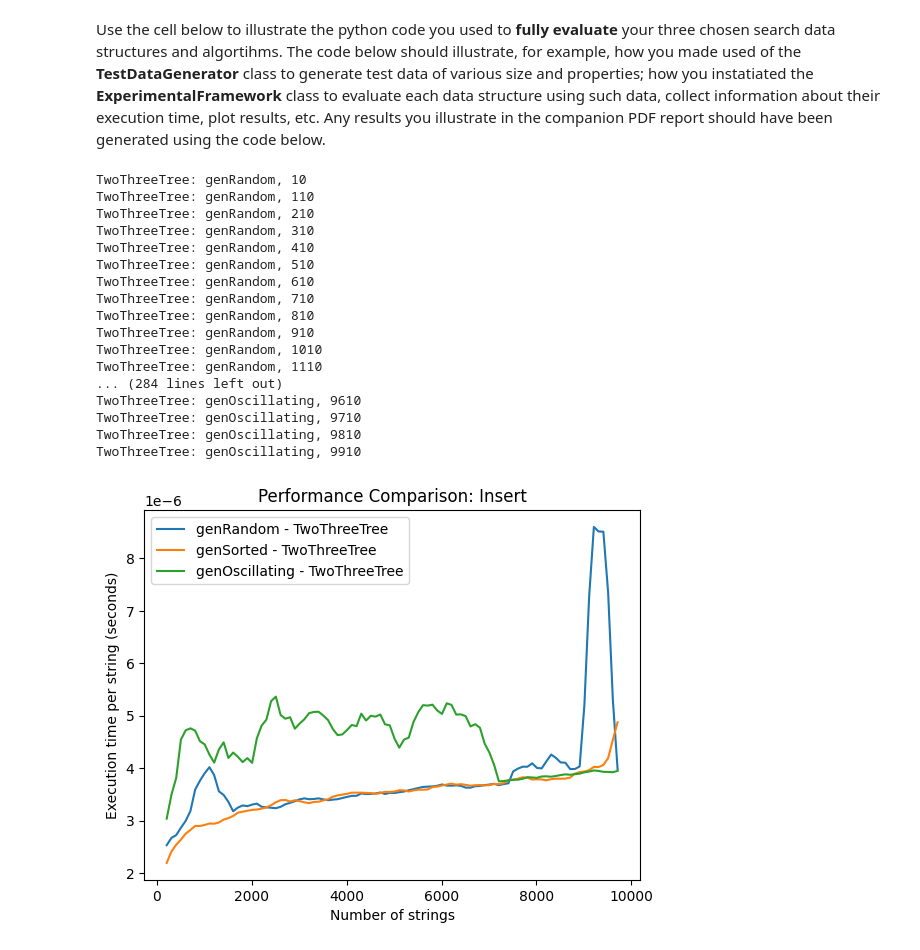
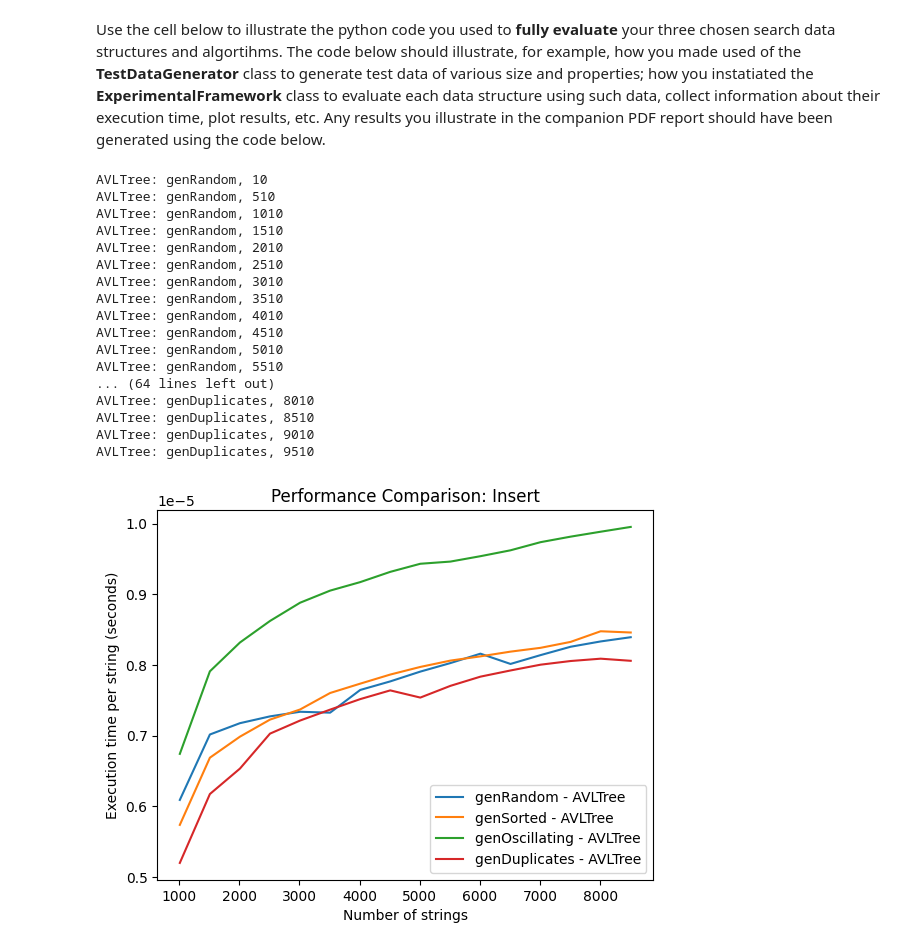
Before and after one commit to Fateh-Aletomeh/Algorithms-Coursework, a Jupyter notebook: grp-017-0005code.ipynb, the cells around one changed output. Saved outputs shown, nothing was run; the diff lists cells and outputs as text; code cells hidden in the pictures.

```diff
--- a/grp-017-0005code.ipynb
+++ b/grp-017-0005code.ipynb
@@ -542,31 +542,31 @@ Use the cell below to illustrate the python code you used to **fully evaluate**
 # %%
 # ADD YOUR TEST CODE HERE
 
 framework = ExperimentalFramework()
 
-data_structures = [TwoThreeTree]
-size = 10**4
-interval = 100
+data_structures = [AVLTree]
+size = (10**4) * 2
+interval = 500
 iterations = 30
-gen_type = ["genRandom", "genSorted", "genOscillating"]     # TestDataGenerator method name
+gen_type = ["genRandom", "genSorted", "genOscillating", "genDuplicates"]     # TestDataGenerator method name
 
 framework.evaluateExperiment(data_structures, size, interval, iterations, gen_type)
 # %% [output]
-TwoThreeTree: genRandom, 10
-TwoThreeTree: genRandom, 110
-TwoThreeTree: genRandom, 210
-TwoThreeTree: genRandom, 310
-TwoThreeTree: genRandom, 410
-TwoThreeTree: genRandom, 510
-TwoThreeTree: genRandom, 610
-TwoThreeTree: genRandom, 710
-TwoThreeTree: genRandom, 810
-TwoThreeTree: genRandom, 910
-TwoThreeTree: genRandom, 1010
-TwoThreeTree: genRandom, 1110
-... (284 lines left out)
-TwoThreeTree: genOscillating, 9610
-TwoThreeTree: genOscillating, 9710
-TwoThreeTree: genOscillating, 9810
-TwoThreeTree: genOscillating, 9910
+AVLTree: genRandom, 10
+AVLTree: genRandom, 510
+AVLTree: genRandom, 1010
+AVLTree: genRandom, 1510
+AVLTree: genRandom, 2010
+AVLTree: genRandom, 2510
+AVLTree: genRandom, 3010
+AVLTree: genRandom, 3510
+AVLTree: genRandom, 4010
+AVLTree: genRandom, 4510
+AVLTree: genRandom, 5010
+AVLTree: genRandom, 5510
+... (64 lines left out)
+AVLTree: genDuplicates, 8010
+AVLTree: genDuplicates, 8510
+AVLTree: genDuplicates, 9010
+AVLTree: genDuplicates, 9510
-[figure, old version]
+[figure, new version]
```
Also changed, not shown: parts of 1 cell of this notebook.
